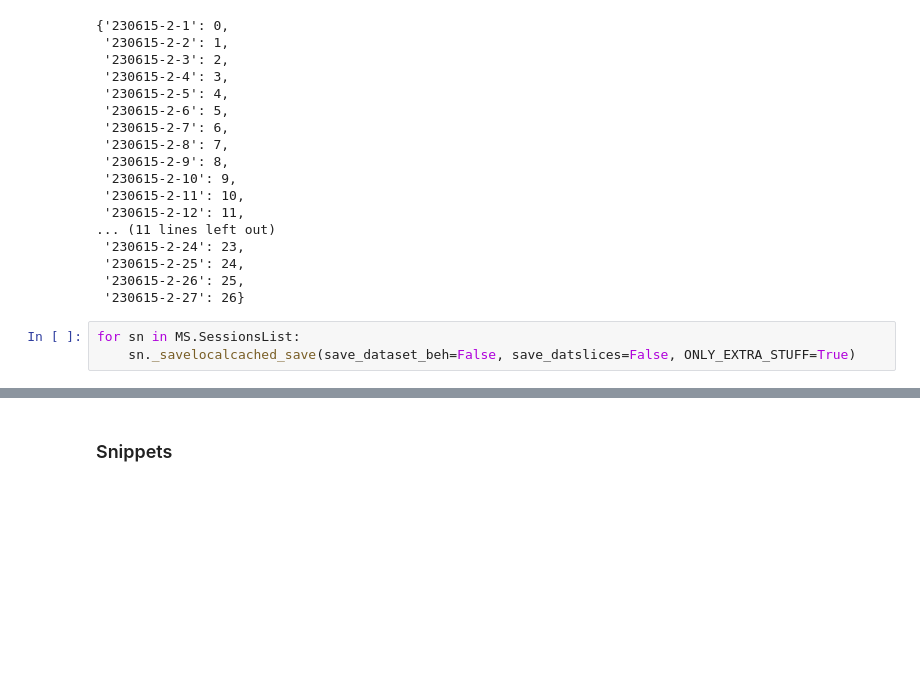
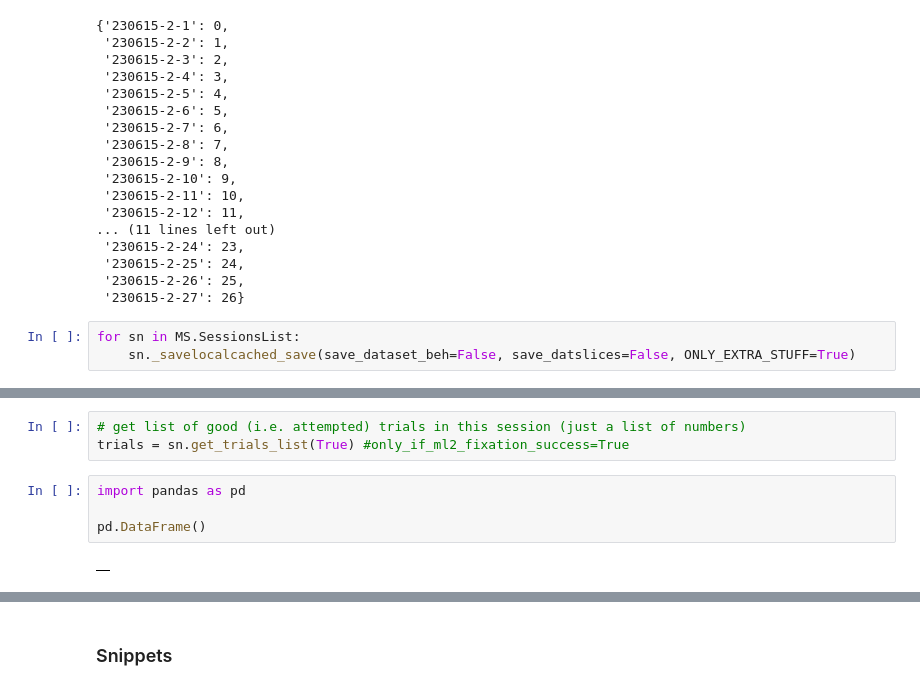
Before and after one commit to lucast4/neuralmonkey, a Jupyter notebook: neuralmonkey/notebooks_tutorials/230627_neural_preprocessing_tutorial_v3.ipynb, the cells around one changed output, grey strips where cells are left out. Saved outputs shown, nothing was run; the diff lists cells and outputs as text; blank space fills up the shorter version.

```diff
--- a/neuralmonkey/notebooks_tutorials/230627_neural_preprocessing_tutorial_v3.ipynb
+++ b/neuralmonkey/notebooks_tutorials/230627_neural_preprocessing_tutorial_v3.ipynb
@@ -65,0 +138,9 @@ for sn in MS.SessionsList:
+# %%
+# get list of good (i.e. attempted) trials in this session (just a list of numbers)
+trials = sn.get_trials_list(True) #only_if_ml2_fixation_success=True
+# %%
+import pandas as pd
+
+pd.DataFrame()
+# %% [output]
+|  |
```
Also changed, not shown: parts of 30 cells of this notebook, 3 other files.
